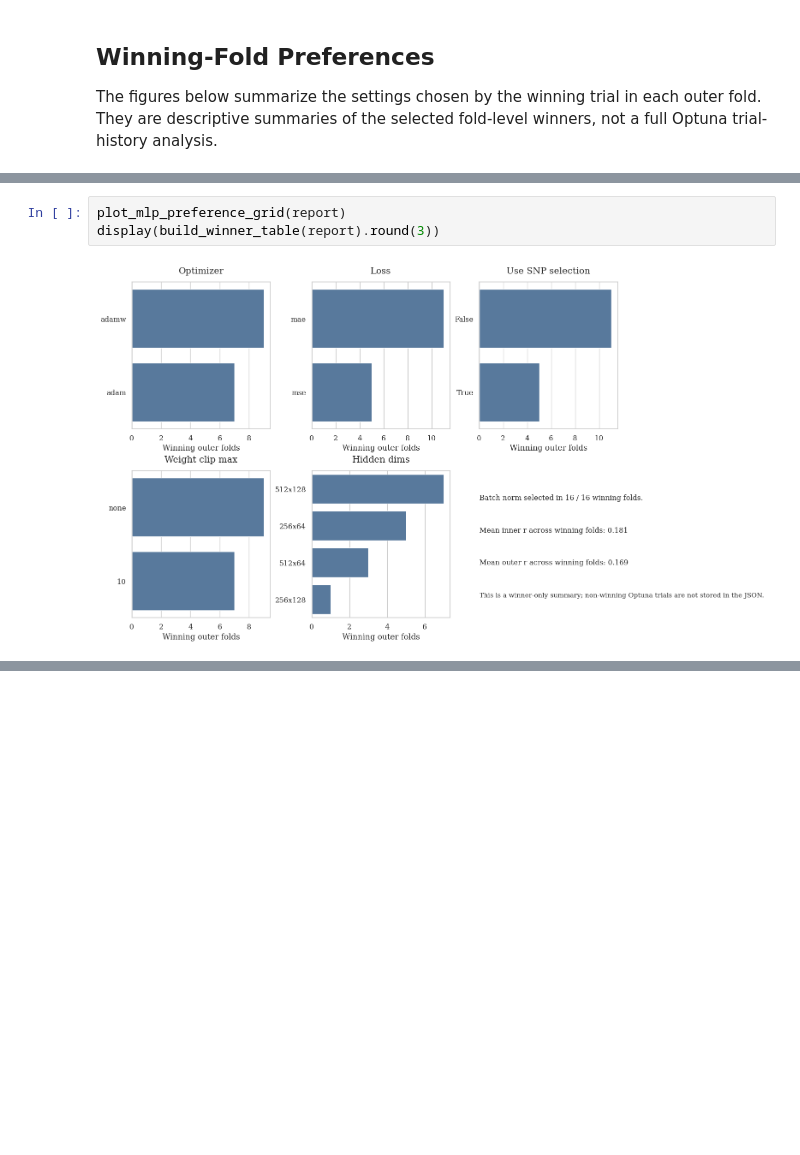
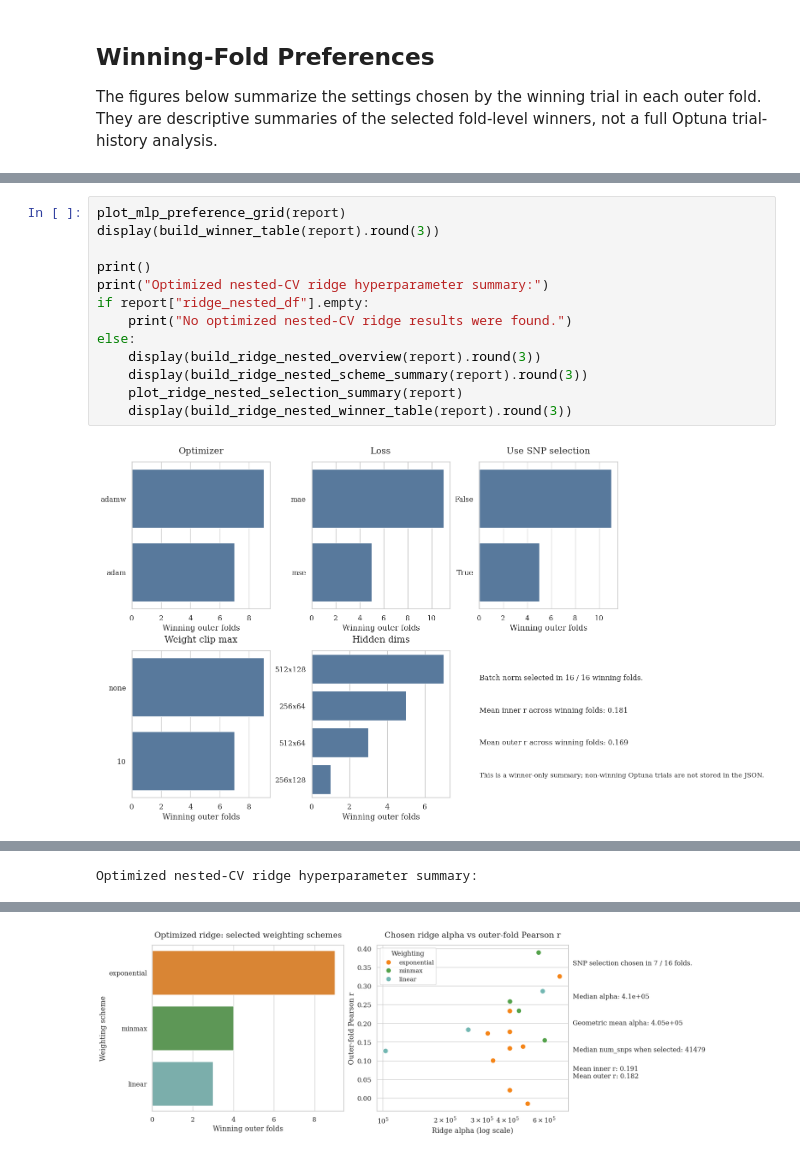
Before and after one commit to simennes/Master_thesis, a Jupyter notebook: notebooks/visualize_mlp_avggrm_vs_bpcrr_ridge.ipynb, the cells around one changed output, grey strips where cells are left out. Cells and saved outputs as stored; diff of their text form; blank space fills up the shorter version.

```diff
--- a/notebooks/visualize_mlp_avggrm_vs_bpcrr_ridge.ipynb
+++ b/notebooks/visualize_mlp_avggrm_vs_bpcrr_ridge.ipynb
@@ -168,6 +179,16 @@ plot_mlp_selection_summary(report)
 # %%
 plot_mlp_preference_grid(report)
 display(build_winner_table(report).round(3))
+
+print()
+print("Optimized nested-CV ridge hyperparameter summary:")
+if report["ridge_nested_df"].empty:
+    print("No optimized nested-CV ridge results were found.")
+else:
+    display(build_ridge_nested_overview(report).round(3))
+    display(build_ridge_nested_scheme_summary(report).round(3))
+    plot_ridge_nested_selection_summary(report)
+    display(build_ridge_nested_winner_table(report).round(3))
 # %% [output]
 [figure]
 |  | fold | target_island_name | corr | mean_inner_r | weight_scheme | weighting_detail | optimizer | ... |
@@ -187,3 +208,4 @@ display(build_winner_table(report).round(3))
 | 13 | 14 | Southern 3 | 0.148 | 0.180 | linear | min=0.65, max=2.79 | adamw | ... |
 | 14 | 15 | Southern 4 | 0.142 | 0.177 | minmax | eps=0.171, clip=none | adamw | ... |
 | 15 | 16 | Southern 5 | 0.026 | 0.196 | top-heavy | top_frac=0.07, low=0.92, high=1.35 | adamw | ... |
+Optimized nested-CV ridge hyperparameter summary:
@@ -189,0 +218 @@ display(build_winner_table(report).round(3))
+[figure, added]
```
Also changed, not shown: parts of 7 cells of this notebook, 5 other files.
